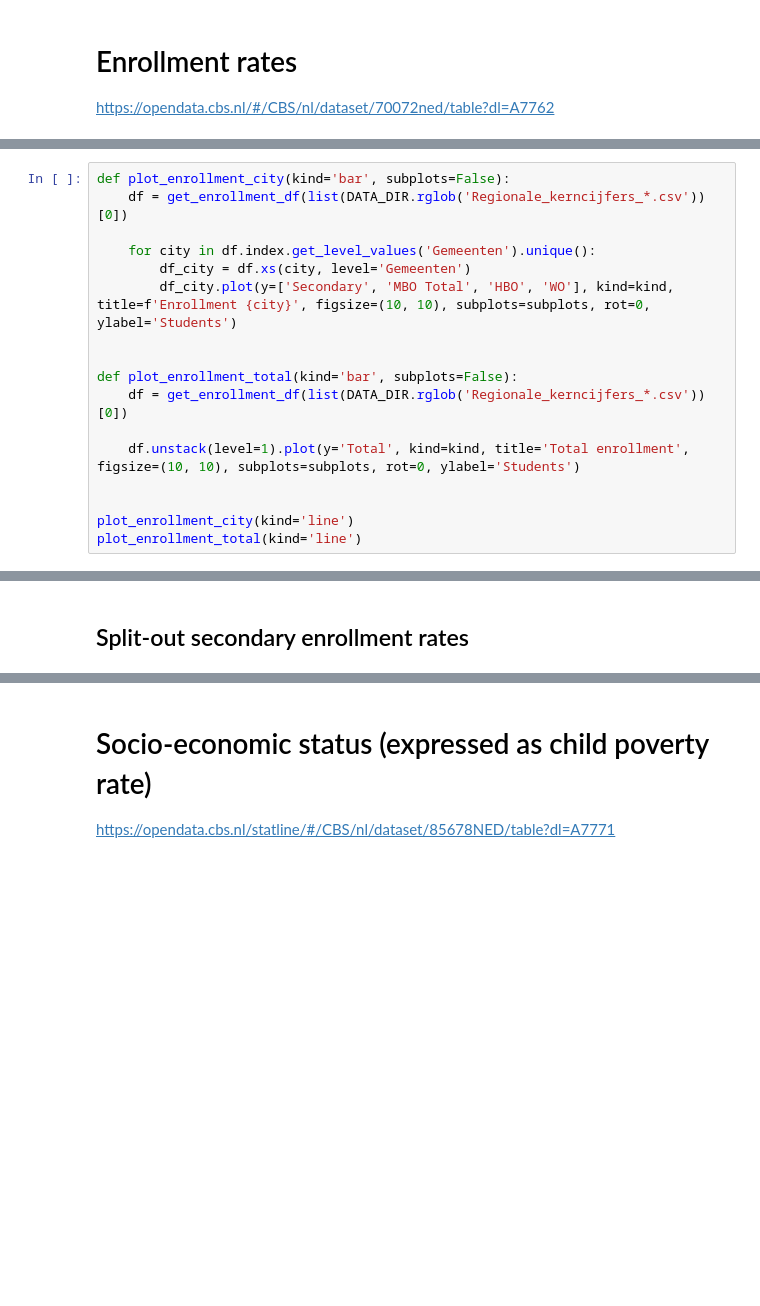
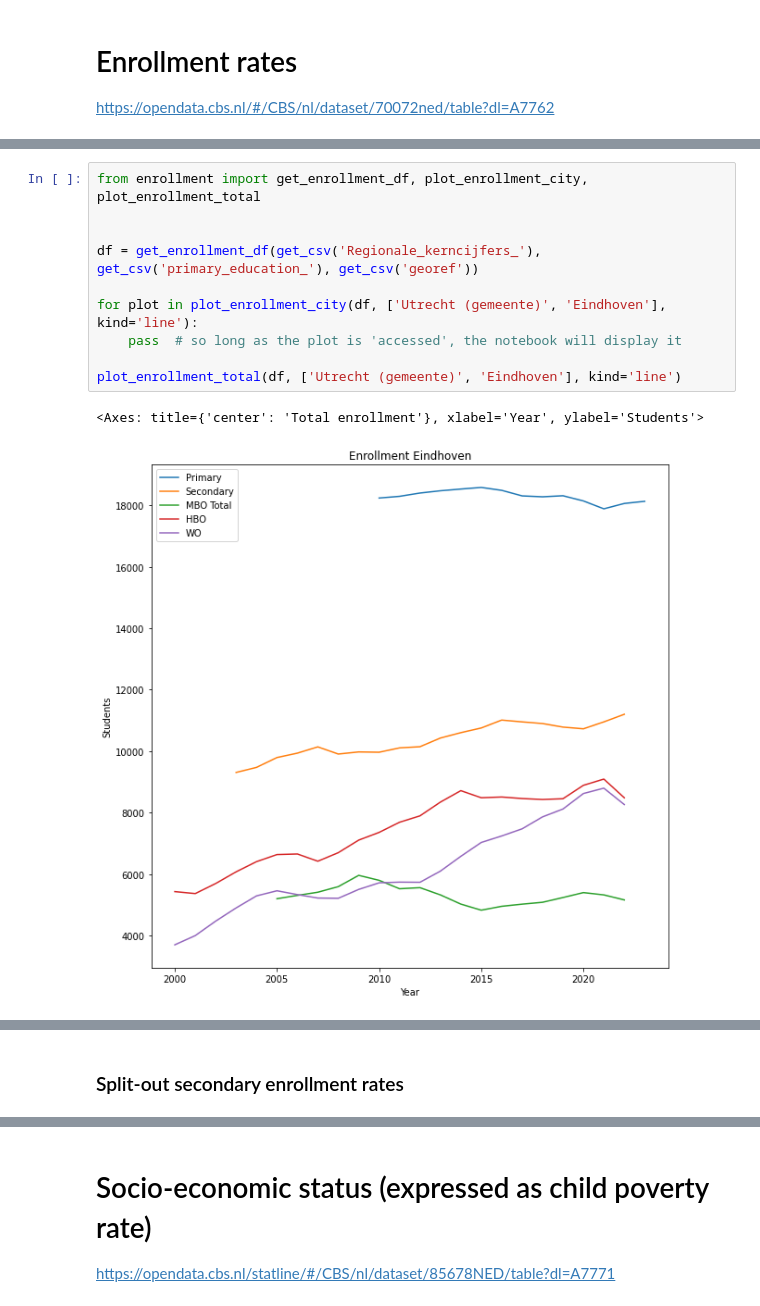
Before and after one commit to Thais02/knowledge2024, a Jupyter notebook: DataProcessing_ultimate.ipynb, the cells around one changed output, grey strips where cells are left out. Cells and saved outputs as stored; diff of their text form; blank space fills up the shorter version.

Commit message:
Merged primary enrollment + file refactor

```diff
--- a/DataProcessing_ultimate.ipynb
+++ b/DataProcessing_ultimate.ipynb
@@ -192,17 +87,0 @@ get_enrollment_df(get_csv('Regionale_kerncijfers_'))
-# %%
-def plot_enrollment_city(kind='bar', subplots=False):
-    df = get_enrollment_df(list(DATA_DIR.rglob('Regionale_kerncijfers_*.csv'))[0])
-
-    for city in df.index.get_level_values('Gemeenten').unique():
-        df_city = df.xs(city, level='Gemeenten')
-        df_city.plot(y=['Secondary', 'MBO Total', 'HBO', 'WO'], kind=kind, title=f'Enrollment {city}', figsize=(10, 10), subplots=subplots, rot=0, ylabel='Students')
-
-
-def plot_enrollment_total(kind='bar', subplots=False):
-    df = get_enrollment_df(list(DATA_DIR.rglob('Regionale_kerncijfers_*.csv'))[0])
-
-    df.unstack(level=1).plot(y='Total', kind=kind, title='Total enrollment', figsize=(10, 10), subplots=subplots, rot=0, ylabel='Students')
-
-
-plot_enrollment_city(kind='line')
-plot_enrollment_total(kind='line')
@@ -212,0 +108,13 @@ plot_enrollment_total(kind='line')
+# %%
+from enrollment import get_enrollment_df, plot_enrollment_city, plot_enrollment_total
+
+
+df = get_enrollment_df(get_csv('Regionale_kerncijfers_'), get_csv('primary_education_'), get_csv('georef'))
+
+for plot in plot_enrollment_city(df, ['Utrecht (gemeente)', 'Eindhoven'], kind='line'):
+    pass  # so long as the plot is 'accessed', the notebook will display it
+
+plot_enrollment_total(df, ['Utrecht (gemeente)', 'Eindhoven'], kind='line')
+# %% [output]
+<Axes: title={'center': 'Total enrollment'}, xlabel='Year', ylabel='Students'>
+[figure, added]
@@ -213,2 +123,2 @@ plot_enrollment_total(kind='line')
 # %% [markdown]
-## Split-out secondary enrollment rates
+### Split-out secondary enrollment rates
```
Also changed, not shown: parts of 15 cells of this notebook, 5 other files.
